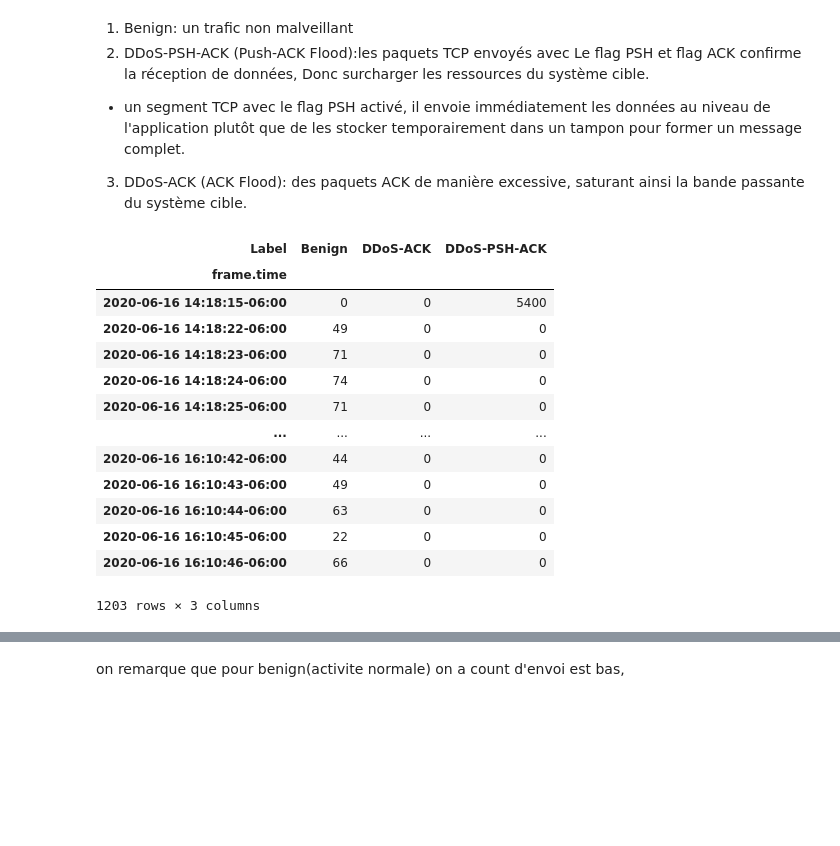
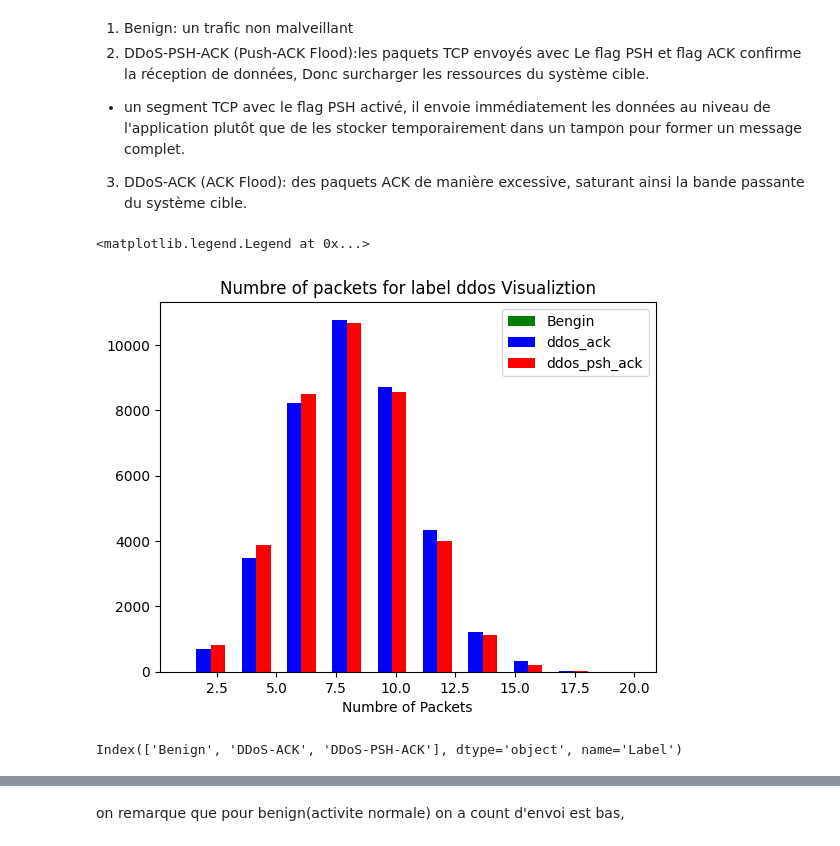
Before and after one commit to malekeechaker/CyberSecurityANNTimeSeries, a Jupyter notebook: AI_Cyber.ipynb, the cells around one changed output, grey strips where cells are left out. Drawn from its saved outputs; the diff is of its cells as text; code cells hidden in the pictures; blank space fills up the shorter version.

```diff
--- a/AI_Cyber.ipynb
+++ b/AI_Cyber.ipynb
@@ -206,23 +206,24 @@ dtype: int64
 3.  DDoS-ACK (ACK Flood): des paquets ACK de manière excessive, saturant ainsi la bande passante du système cible.
 # %%
 import matplotlib.pyplot as plt
+# %%
+begign=ddosdata[ddosdata['Label']=="Bengin"].Packets
+ddos_ack=ddosdata[ddosdata['Label']=="DDoS-ACK"].Packets
+ddos_psh_ack=ddosdata[ddosdata['Label']=="DDoS-PSH-ACK"].Packets
+# %%
+
+plt.xlabel("Numbre of Packets")
+plt.ylabel("")
+plt.title("Numbre of packets for label ddos Visualiztion")
+plt.hist([begign, ddos_ack,ddos_psh_ack], rwidth=0.95, color=['green','blue','red'],label=['Bengin','ddos_ack','ddos_psh_ack'])
+plt.legend()
+# %% [output]
+<matplotlib.legend.Legend at 0x...>
+[figure, added]
 # %%
 label_counts = ddosdata.groupby(['frame.time','Label']).size().unstack(fill_value=0)
-label_counts
+label_counts.columns
 # %% [output]
-| Label | Benign | DDoS-ACK | DDoS-PSH-ACK |
-| frame.time |  |  |  |
-| 2020-06-16 14:18:15-06:00 | 0 | 0 | 5400 |
-| 2020-06-16 14:18:22-06:00 | 49 | 0 | 0 |
-| 2020-06-16 14:18:23-06:00 | 71 | 0 | 0 |
-| 2020-06-16 14:18:24-06:00 | 74 | 0 | 0 |
-| 2020-06-16 14:18:25-06:00 | 71 | 0 | 0 |
-| ... | ... | ... | ... |
-| 2020-06-16 16:10:42-06:00 | 44 | 0 | 0 |
-| 2020-06-16 16:10:43-06:00 | 49 | 0 | 0 |
-| 2020-06-16 16:10:44-06:00 | 63 | 0 | 0 |
-| 2020-06-16 16:10:45-06:00 | 22 | 0 | 0 |
-| 2020-06-16 16:10:46-06:00 | 66 | 0 | 0 |
-1203 rows × 3 columns
+Index(['Benign', 'DDoS-ACK', 'DDoS-PSH-ACK'], dtype='object', name='Label')
 # %%
 
```
Also changed, not shown: parts of 18 cells of this notebook.
